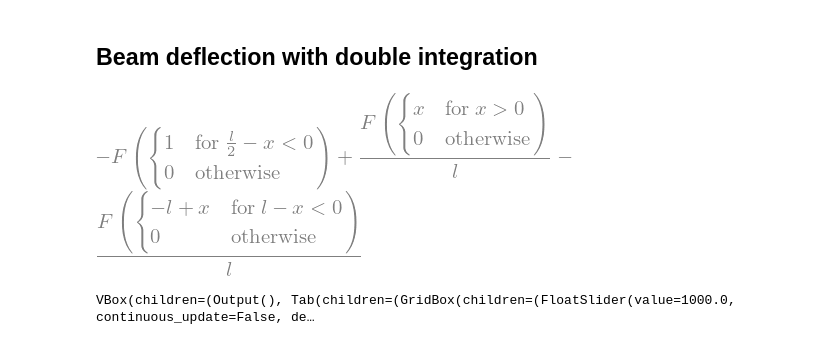
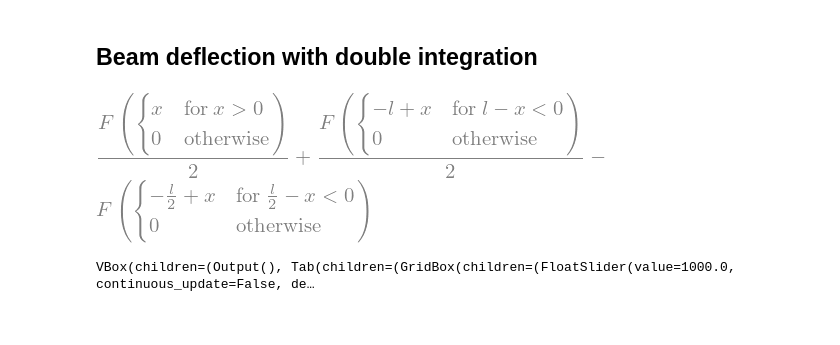
Before and after one commit to bmcs-group/bmcs_beam, a Jupyter notebook: notebooks/beam_def_bc.ipynb, the cells around one changed output. Cells and saved outputs as stored; diff of their text form; code cells hidden in the pictures.

```diff
--- a/notebooks/beam_def_bc.ipynb
+++ b/notebooks/beam_def_bc.ipynb
@@ -158,12 +158,12 @@ bf.bc_deflection = [(0, 0),(l, 0)]
 bf.bc_slope = [(0, 0),(l, 0)]
 bf.solve_for_reaction_loads(R1, R2, M1, M2)
 # %%
-conf_name = bmo # beam configuration name
+conf_name = b3p # beam configuration name
 
 M_ = conf_name.bending_moment().rewrite(sp.Piecewise)
 M_
 # %% [output]
-[figure, old version]
+[figure, new version]
 # %%
 get_M = sp.lambdify((x,F,l), M_)
 # %%
```
Also changed, not shown: parts of 5 cells of this notebook.
